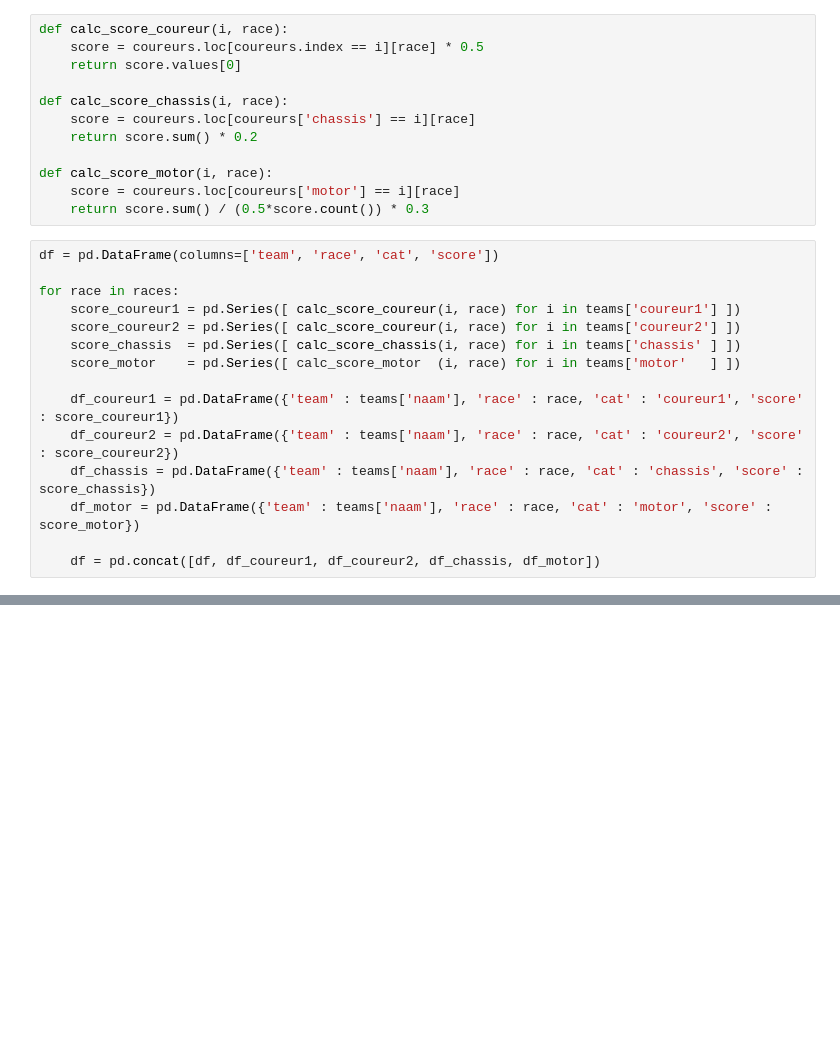
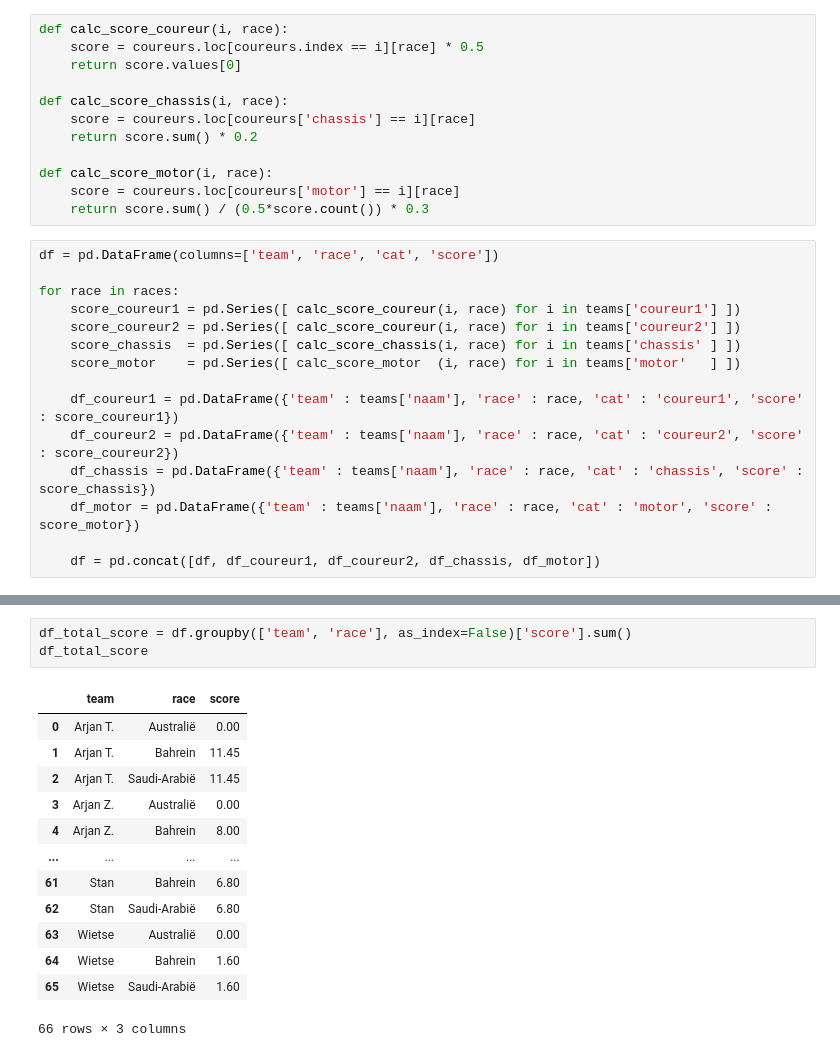
Before and after one commit to Chiil/smallprograms, a Jupyter notebook: acwef1/ACWE F1 2023.ipynb, the cells around one changed output, grey strips where cells are left out. Saved outputs shown, nothing was run; the diff lists cells and outputs as text; blank space fills up the shorter version.

```diff
--- a/acwef1/ACWE F1 2023.ipynb
+++ b/acwef1/ACWE F1 2023.ipynb
@@ -58 +85,18 @@ fig.show()
 [interactive output not drawn]
+# %%
+df_total_score = df.groupby(['team', 'race'], as_index=False)['score'].sum()
+df_total_score
+# %% [output]
+|  | team | race | score |
+| 0 | Arjan T. | Australië | 0.00 |
+| 1 | Arjan T. | Bahrein | 11.45 |
+| 2 | Arjan T. | Saudi-Arabië | 11.45 |
+| 3 | Arjan Z. | Australië | 0.00 |
+| 4 | Arjan Z. | Bahrein | 8.00 |
+| ... | ... | ... | ... |
+| 61 | Stan | Bahrein | 6.80 |
+| 62 | Stan | Saudi-Arabië | 6.80 |
+| 63 | Wietse | Australië | 0.00 |
+| 64 | Wietse | Bahrein | 1.60 |
+| 65 | Wietse | Saudi-Arabië | 1.60 |
+66 rows × 3 columns
```
Also changed, not shown: parts of 5 cells of this notebook, 1 other file.
